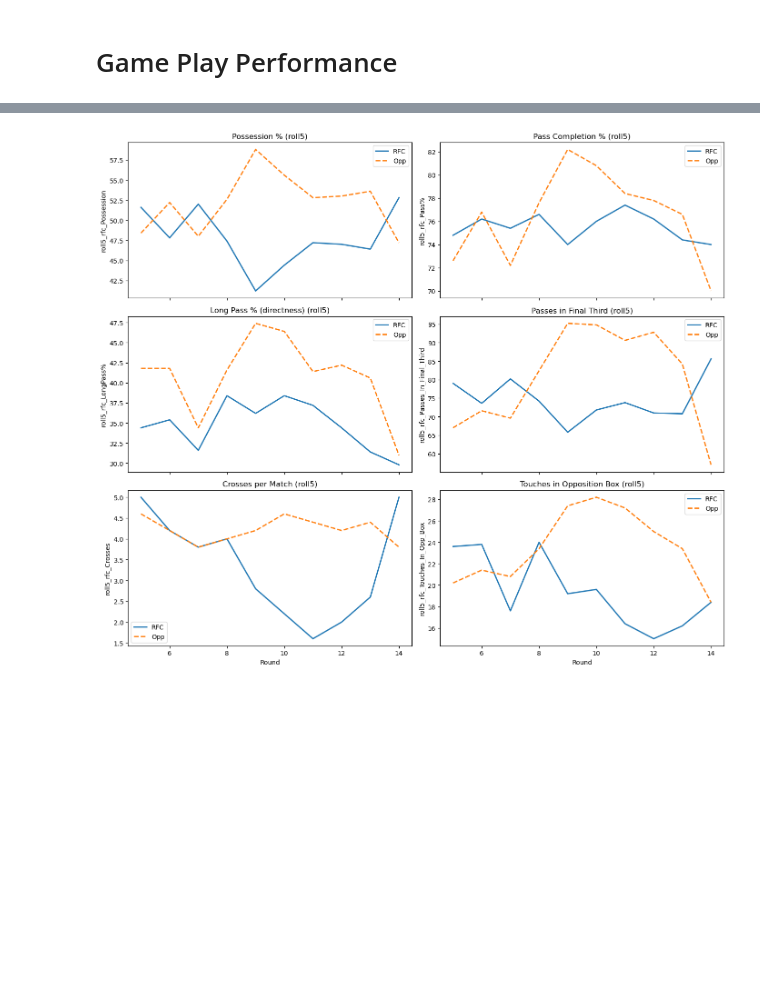
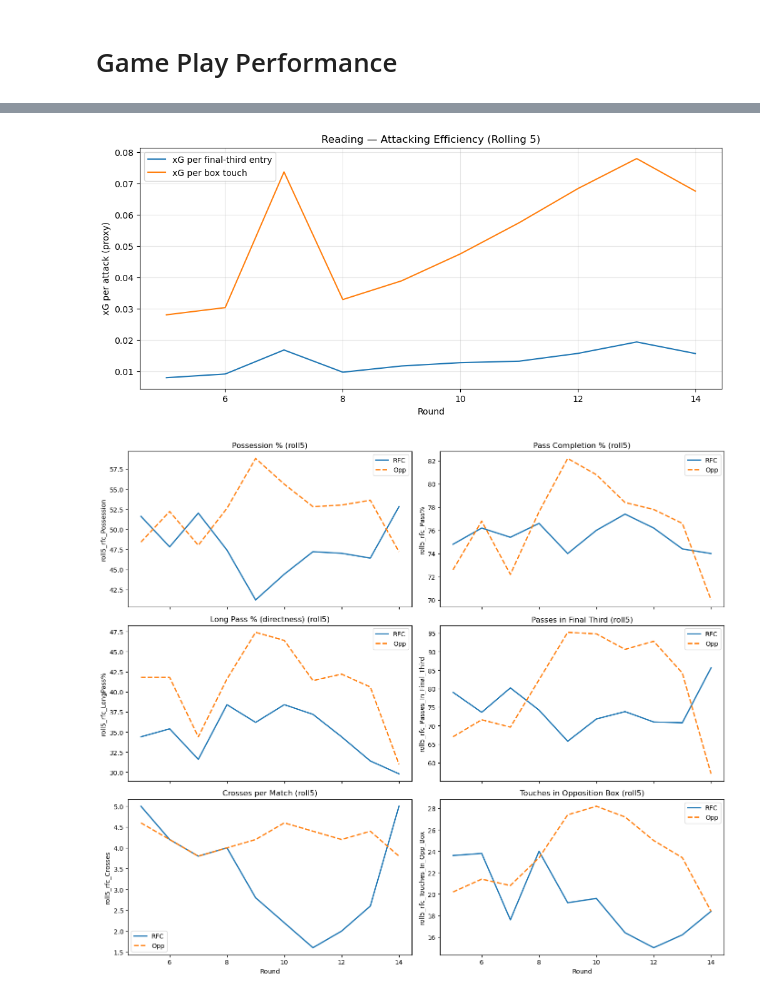
Before and after one commit to abryantgithub/Football_Analysis, a Jupyter notebook: notebooks/Season Analysis/1/1/1_Progress.ipynb, the cells around one changed output, grey strips where cells are left out. Cells and saved outputs as stored; diff of their text form; code cells hidden in the pictures; blank space fills up the shorter version.

```diff
--- a/notebooks/Season Analysis/1/1/1_Progress.ipynb
+++ b/notebooks/Season Analysis/1/1/1_Progress.ipynb
@@ -529,3 +680,22 @@ plt.show()
+# %%
+# =======================================================================
+# 3) Attacking efficiency — xG per attack
+#    Define 'attack' as a final-third entry (proxy) and as a box touch.
+# =======================================================================
+df['xG_per_attack_F3'] = safe_div(df['rfc_xG'], df['rfc_Progressions'])
+df['xG_per_attack_Box'] = safe_div(df['rfc_xG'], df['rfc_Touches_In_Opp_Box'])
+df['roll_xG_per_attack_F3'] = pd.Series(df['xG_per_attack_F3']).rolling(W).mean()
+df['roll_xG_per_attack_Box'] = pd.Series(df['xG_per_attack_Box']).rolling(W).mean()
+
+plt.figure(figsize=(12,5))
+sns.lineplot(data=df, x='Round', y='roll_xG_per_attack_F3', label='xG per final-third entry')
+sns.lineplot(data=df, x='Round', y='roll_xG_per_attack_Box', label='xG per box touch')
+plt.title(f"Reading — Attacking Efficiency (Rolling {W})")
+plt.ylabel("xG per attack (proxy)")
+plt.legend(); plt.grid(alpha=0.3)
+plt.show()
+# %% [output]
+[figure, added]
 # %%
 # Fix possession
 if 'rfc_Possesion' in df.columns:
```
Also changed, not shown: parts of 15 cells of this notebook.
